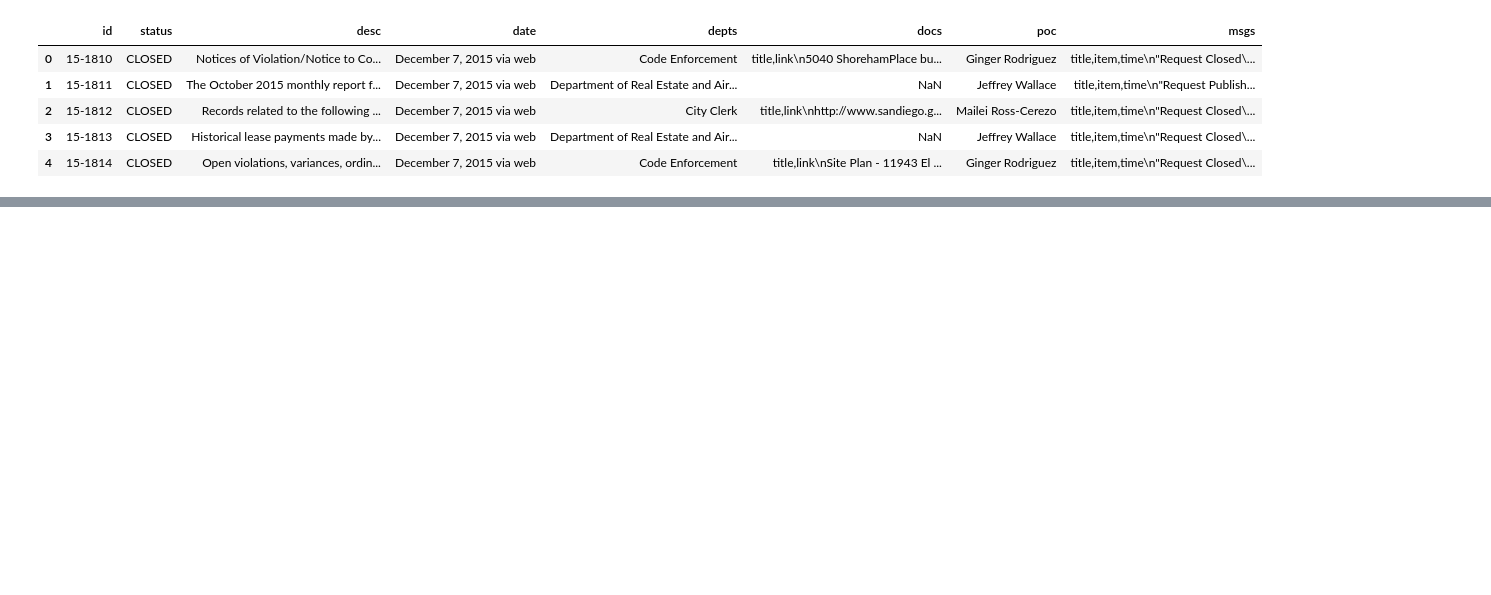
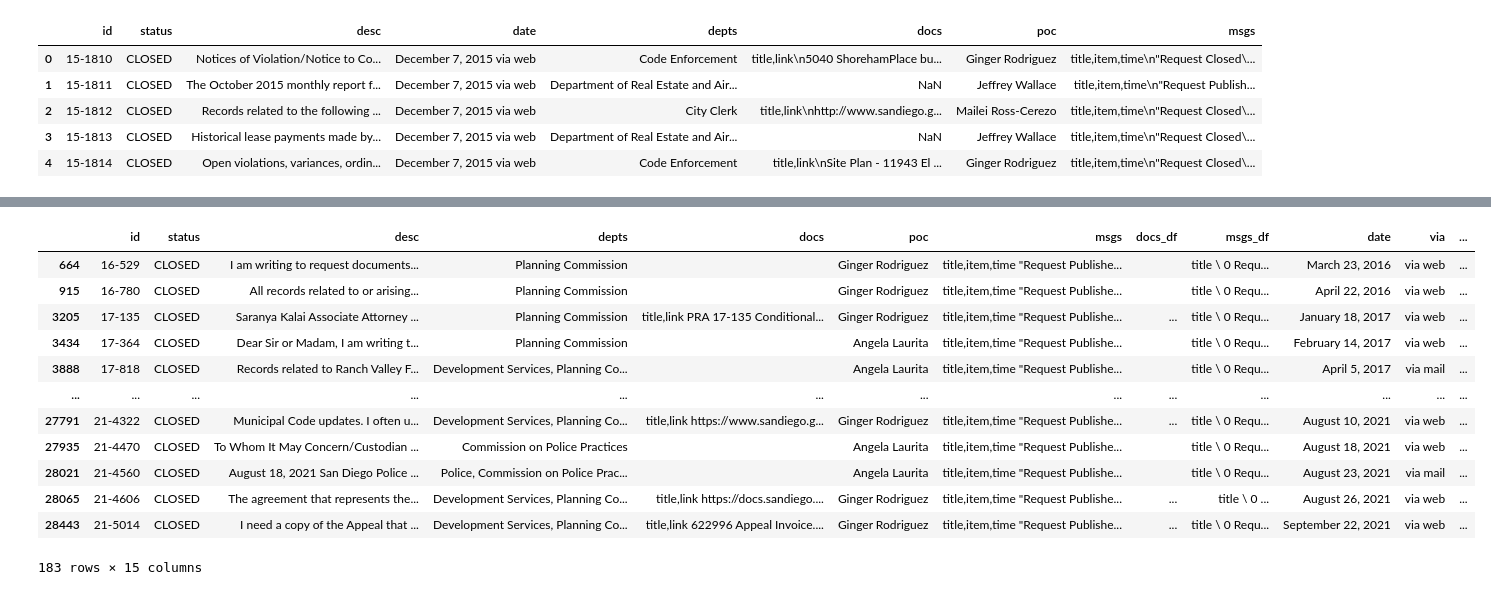
Before and after one commit to Saikrishna-Achalla/police-records-analysis, a Jupyter notebook: steven/eda/nextrequest-eda.ipynb, the cells around one changed output, grey strips where cells are left out. Cells and saved outputs as stored; diff of their text form; code cells hidden in the pictures; blank space fills up the shorter version.

```diff
--- a/steven/eda/nextrequest-eda.ipynb
+++ b/steven/eda/nextrequest-eda.ipynb
@@ -139,9 +108,0 @@ test_df_clean[lambda df: df['depts'].str.contains(dept, case=False)]
-# %%
-def get_open_time(msgs):
-    if msgs is None:
-        return None
-
-    request_published = msgs[lambda df: df['title'].str.contains('Opened')].sort_values(by='time_dt', ignore_index=True)
-    return request_published.loc[0]['time_dt']
-
-get_open_time(test_df_clean.loc[4]['msgs_df'])
@@ -175,0 +109,6 @@ test_df.loc[1]['msgs_df']
+# %%
+# Get open and close times for each request
+sd_clean['open_time'] = sd_clean['msgs_df'].apply(get_open_time)
+print('open_time done')
+sd_clean['close_time'] = sd_clean['msgs_df'].apply(get_close_time)
+print('close_time done')
@@ -175,0 +118,3 @@ test_df.loc[1]['msgs_df']
+# %%
+sd_clean['resp'] = sd_clean['close_time'] - sd_clean['open_time']
+sd_clean.head()
@@ -175,0 +133,17 @@ test_df.loc[1]['msgs_df']
+# %%
+dept_search = r'commission'
+sd_clean[lambda df: df['depts'].str.contains(dept_search, case=False)]
+# %% [output]
+|  | id | status | desc | depts | docs | poc | msgs | docs_df | msgs_df | date | via | ... |
+| 664 | 16-529 | CLOSED | I am writing to request documents... | Planning Commission |  | Ginger Rodriguez | title,item,time "Request Publishe... |  | title \ 0 Requ... | March 23, 2016 | via web | ... |
+| 915 | 16-780 | CLOSED | All records related to or arising... | Planning Commission |  | Ginger Rodriguez | title,item,time "Request Publishe... |  | title \ 0 Requ... | April 22, 2016 | via web | ... |
+| 3205 | 17-135 | CLOSED | Saranya Kalai Associate Attorney ... | Planning Commission | title,link PRA 17-135 Conditional... | Ginger Rodriguez | title,item,time "Request Publishe... | ... | title \ 0 Requ... | January 18, 2017 | via web | ... |
+| 3434 | 17-364 | CLOSED | Dear Sir or Madam, I am writing t... | Planning Commission |  | Angela Laurita | title,item,time "Request Publishe... |  | title \ 0 Requ... | February 14, 2017 | via web | ... |
+| 3888 | 17-818 | CLOSED | Records related to Ranch Valley F... | Development Services, Planning Co... |  | Angela Laurita | title,item,time "Request Publishe... |  | title \ 0 Requ... | April 5, 2017 | via mail | ... |
+| ... | ... | ... | ... | ... | ... | ... | ... | ... | ... | ... | ... | ... |
+| 27791 | 21-4322 | CLOSED | Municipal Code updates. I often u... | Development Services, Planning Co... | title,link https://www.sandiego.g... | Ginger Rodriguez | title,item,time "Request Publishe... | ... | title \ 0 Requ... | August 10, 2021 | via web | ... |
+| 27935 | 21-4470 | CLOSED | To Whom It May Concern/Custodian ... | Commission on Police Practices |  | Angela Laurita | title,item,time "Request Publishe... |  | title \ 0 Requ... | August 18, 2021 | via web | ... |
+| 28021 | 21-4560 | CLOSED | August 18, 2021 San Diego Police ... | Police, Commission on Police Prac... |  | Angela Laurita | title,item,time "Request Publishe... |  | title \ 0 Requ... | August 23, 2021 | via mail | ... |
+| 28065 | 21-4606 | CLOSED | The agreement that represents the... | Development Services, Planning Co... | title,link https://docs.sandiego.... | Ginger Rodriguez | title,item,time "Request Publishe... | ... | title \ 0 ... | August 26, 2021 | via web | ... |
+| 28443 | 21-5014 | CLOSED | I need a copy of the Appeal that ... | Development Services, Planning Co... | title,link 622996 Appeal Invoice.... | Ginger Rodriguez | title,item,time "Request Publishe... | ... | title \ 0 Requ... | September 22, 2021 | via web | ... |
+183 rows × 15 columns
```
Also changed, not shown: parts of 30 cells of this notebook, 7 other files.
